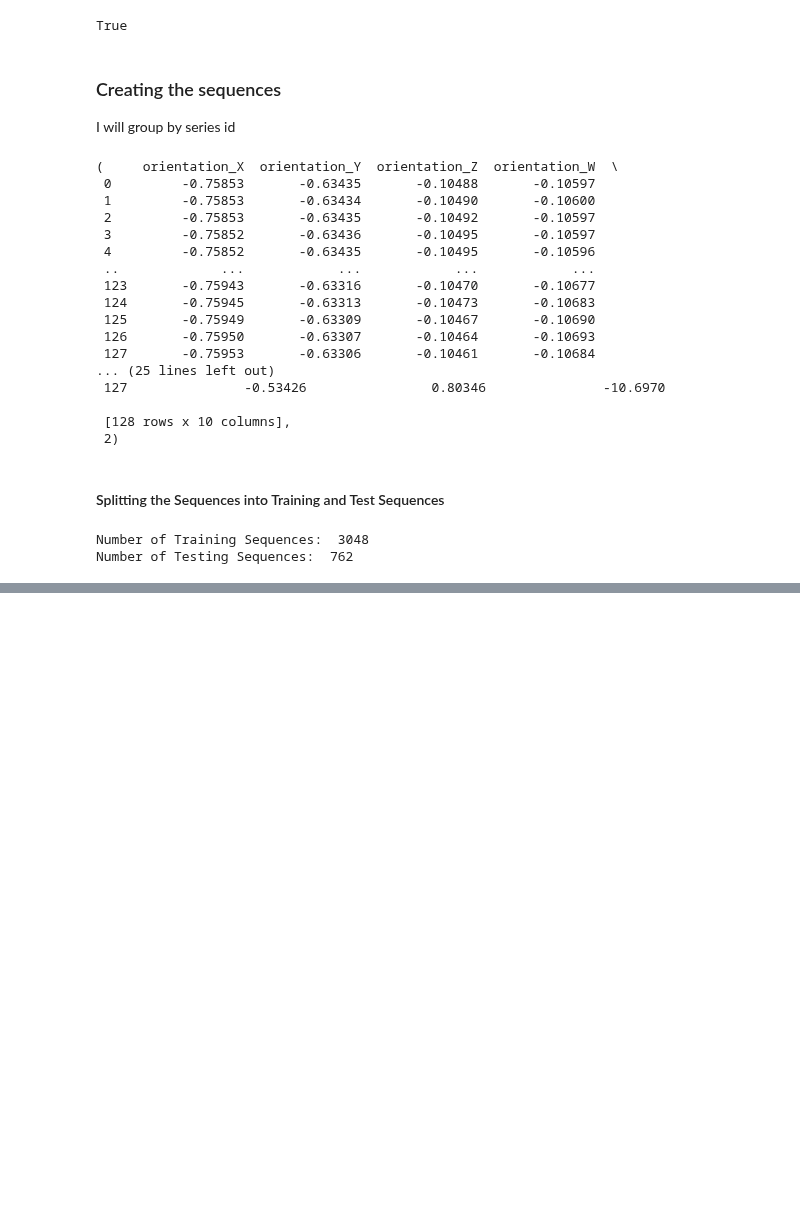
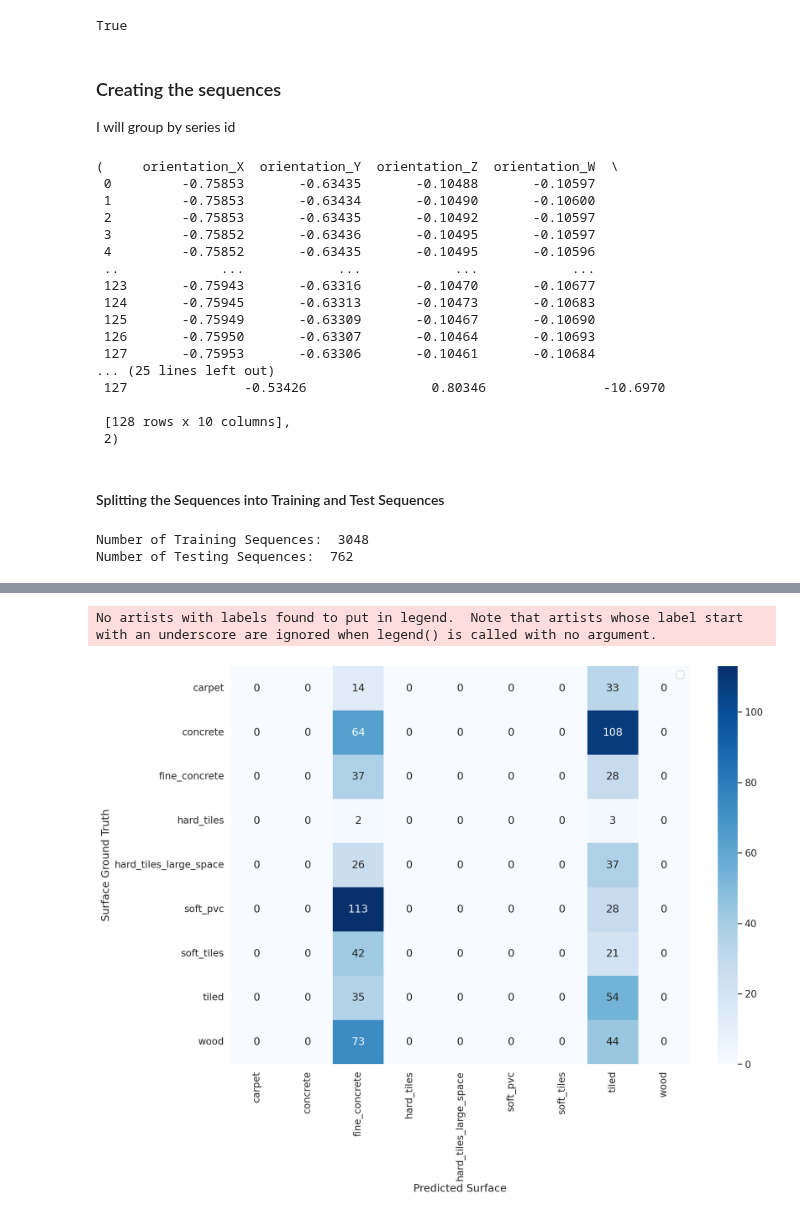
Before and after one commit to ibadrather/pytorch_learn, a Jupyter notebook: Part 15 - Multivariate_Time_ Series_Classification_PyTorch_Lightning/Part 15 - Multivariate_Time_ Series_Classification_Robot.ipynb, the cells around one changed output, grey strips where cells are left out. Saved outputs shown, nothing was run; the diff lists cells and outputs as text; code cells hidden in the pictures; blank space fills up the shorter version.

Commit message:
part 15 working but not good predictions, changes needed

```diff
--- a/Part 15 - Multivariate_Time_ Series_Classification_PyTorch_Lightning/Part 15 - Multivariate_Time_ Series_Classification_Robot.ipynb
+++ b/Part 15 - Multivariate_Time_ Series_Classification_PyTorch_Lightning/Part 15 - Multivariate_Time_ Series_Classification_Robot.ipynb
@@ -237,0 +431,26 @@ Number of Testing Sequences:  762
+# %%
+checkpoint_path = "/home/khalid/Desktop/pytorch_learn/Part 15 - Multivariate_Time_ Series_Classification_PyTorch_Lightning/lightning_logs/surface_predictor/version_2/checkpoints/epoch=249-step=12000.ckpt"
+
+trained_model = SurfacePredictor.load_from_checkpoint(
+    checkpoint_path,
+    n_features = len(FEATURE_COLUMNS),
+    n_classes = len(label_encoder.classes_)
+)
+trained_model.freeze()
+# %%
+test_dataset = SurfaceDataset(test_sequences)
+
+predictions = []
+labels = []
+
+for item in tqdm(test_dataset):
+    sequence = item["sequence"]
+    label = item["label"]
+
+    _, output = trained_model(sequence.unsqueeze(dim=1))
+    #print(output.shape)
+    prediction = torch.argmax(output, dim=1)
+    #print(torch.mode(prediction, 0)[0].item())
+    #break
+    predictions.append(torch.mode(prediction, 0)[0].item())
+    labels.append(label.item())
@@ -237,0 +481,16 @@ Number of Testing Sequences:  762
+# %%
+def show_confusion_matrix(confusion_matrix):
+    hmap = sns.heatmap(confusion_matrix, annot=True, fmt="d", cmap="Blues")
+    # hmap.yaxis.set_ticklabels(hmap.yaxis.get_ticklables(), rotation=0, ha="right")
+    # hmap.xaxis.set_ticklabels(hmap.xaxis.get_ticklables(), rotation=30, ha="right")
+    plt.ylabel("Surface Ground Truth")
+    plt.xlabel("Predicted Surface")
+    plt.legend()
+# %%
+cm = confusion_matrix(labels, predictions)
+df_cm = pd.DataFrame(
+    cm,
+    index = label_encoder.classes_,
+    columns = label_encoder.classes_
+)
+df_cm
@@ -237,0 +508,5 @@ Number of Testing Sequences:  762
+# %%
+show_confusion_matrix(df_cm)
+# %% [output]
+No artists with labels found to put in legend.  Note that artists whose label start with an underscore are ignored when legend() is called with no argument.
+[figure, added]
```
Also changed, not shown: parts of 21 cells of this notebook.
